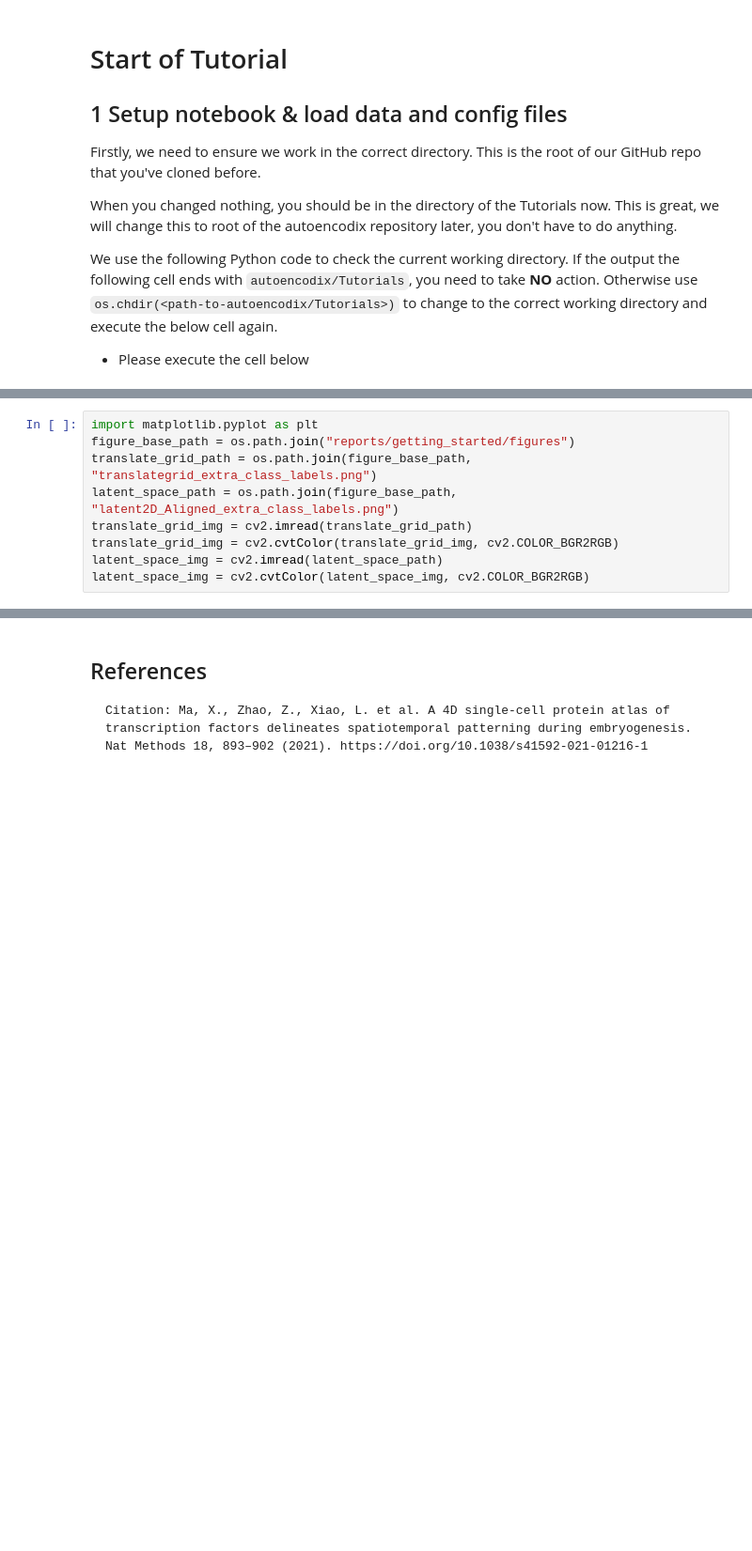
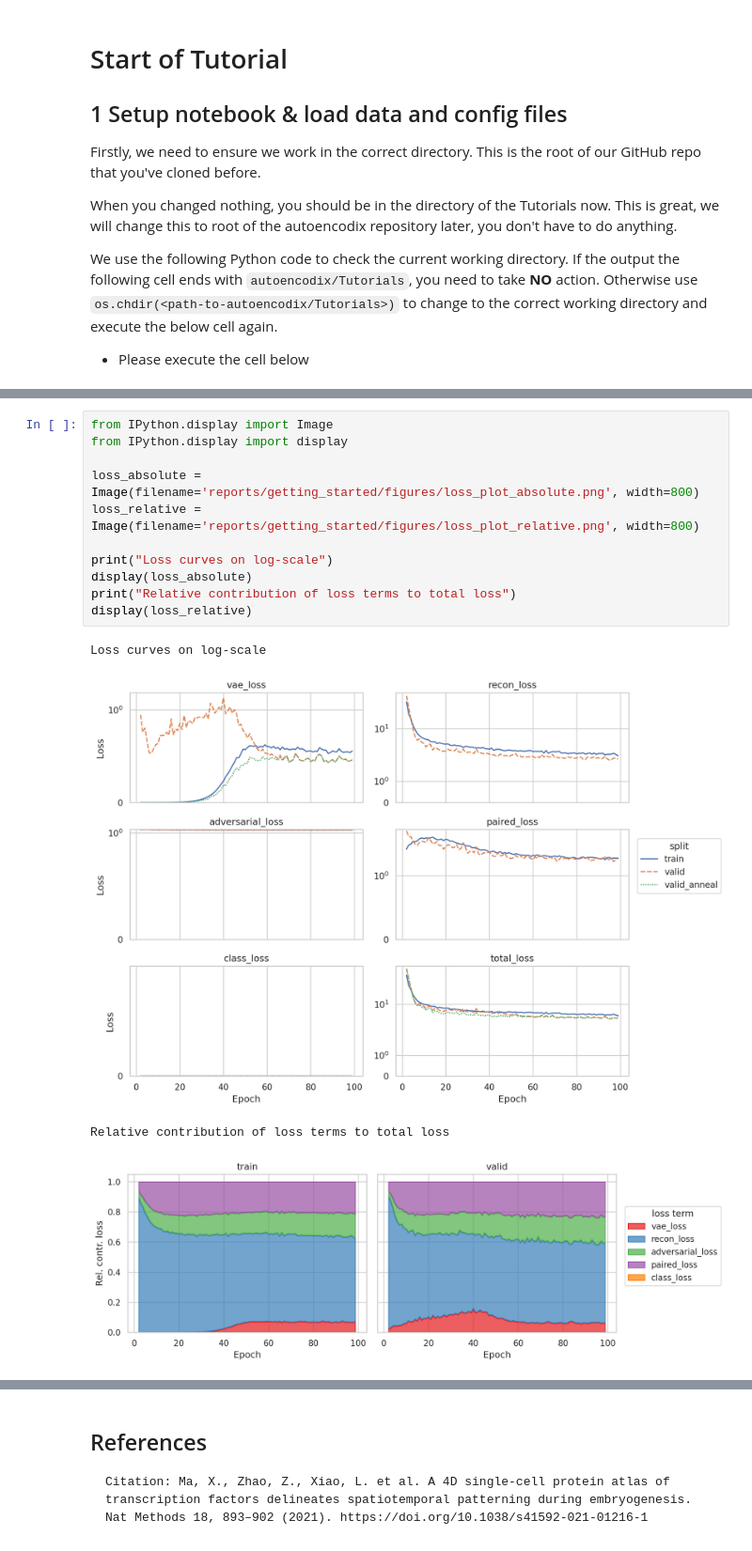
Before and after one commit to jan-forest/autoencodix, a Jupyter notebook: Tutorials/Quick_Start.ipynb, the cells around one changed output, grey strips where cells are left out. Shown at 94% size. Cells and saved outputs as stored; diff of their text form; blank space fills up the shorter version.

```diff
--- a/Tutorials/Quick_Start.ipynb
+++ b/Tutorials/Quick_Start.ipynb
@@ -130,10 +109,17 @@ Done visualizing
 # %%
-import matplotlib.pyplot as plt
-figure_base_path = os.path.join("reports/getting_started/figures")
-translate_grid_path = os.path.join(figure_base_path, "translategrid_extra_class_labels.png")
-latent_space_path = os.path.join(figure_base_path, "latent2D_Aligned_extra_class_labels.png")
-translate_grid_img = cv2.imread(translate_grid_path)
-translate_grid_img = cv2.cvtColor(translate_grid_img, cv2.COLOR_BGR2RGB)
-latent_space_img = cv2.imread(latent_space_path)
-latent_space_img = cv2.cvtColor(latent_space_img, cv2.COLOR_BGR2RGB)
+from IPython.display import Image
+from IPython.display import display
+
+loss_absolute = Image(filename='reports/getting_started/figures/loss_plot_absolute.png', width=800)
+loss_relative = Image(filename='reports/getting_started/figures/loss_plot_relative.png', width=800)
+
+print("Loss curves on log-scale")
+display(loss_absolute)
+print("Relative contribution of loss terms to total loss")
+display(loss_relative)
+# %% [output]
+Loss curves on log-scale
+[figure, added]
+Relative contribution of loss terms to total loss
+[figure, added]
 # %% [markdown]
```
Also changed, not shown: parts of 18 cells of this notebook, 2 other files.
